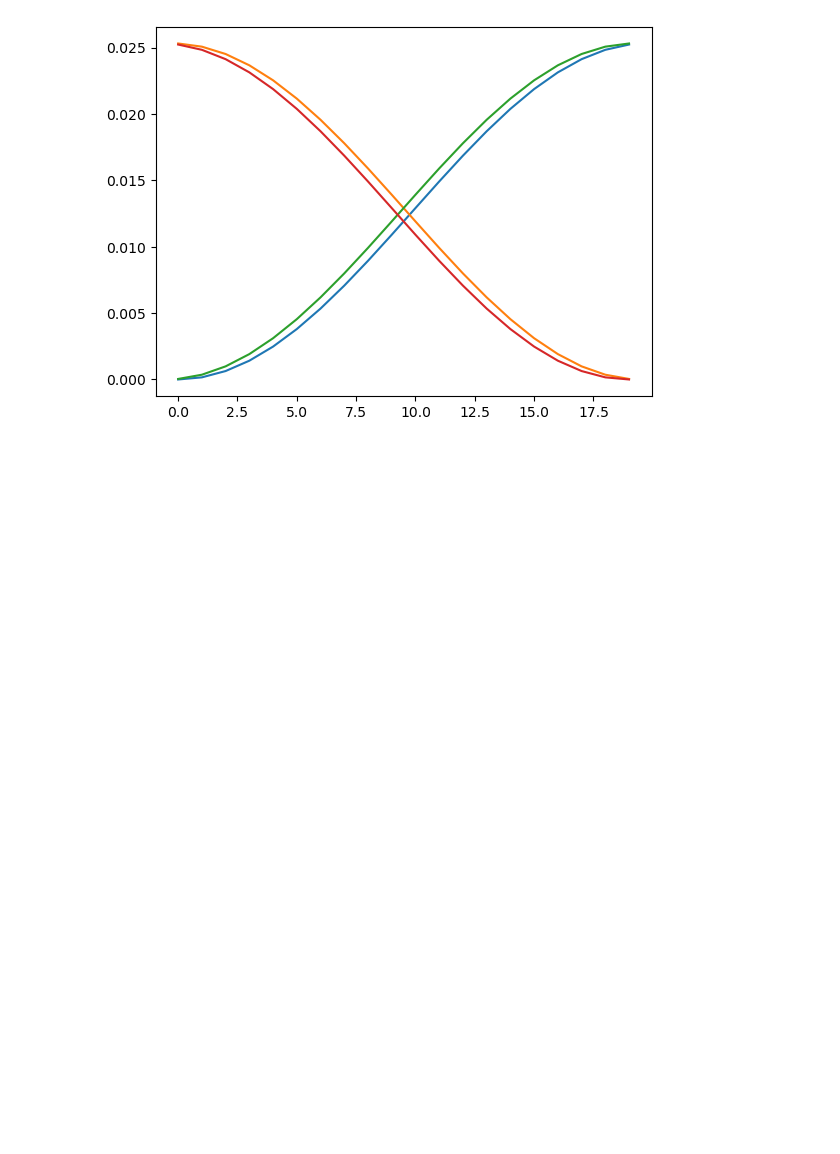
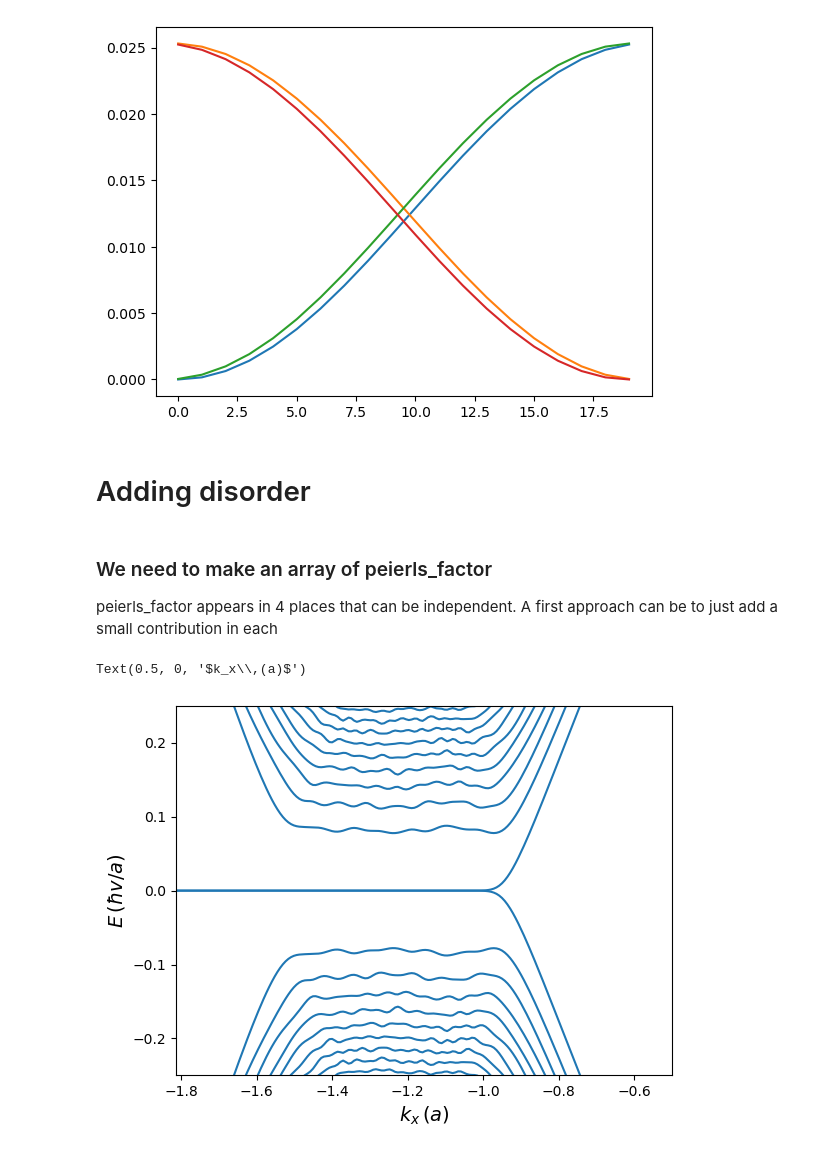
Before and after one commit to adonvel/tangent-magnetic-field, a Jupyter notebook: graphene.ipynb, the cells around one changed output. Drawn from its saved outputs; the diff is of its cells as text; code cells hidden in the pictures; blank space fills up the shorter version.

Commit message:
First approach to random magnetic field in graphene

```diff
--- a/graphene.ipynb
+++ b/graphene.ipynb
@@ -413,3 +413,8 @@ check2
 [<matplotlib.lines.Line2D at 0x...>]
 [figure]
 [figure]
+# %% [markdown]
+# Adding disorder
+# %% [markdown]
+### We need to make an array of peierls_factor
+peierls_factor appears in 4 places that can be independent. A first approach can be to just add a small contribution in each
@@ -415,0 +493,26 @@ check2
+# %%
+parameters = {
+    'width' : 150, # This is in units of 3a
+    'bottom_bearded' : False,
+    'top_bearded' : False,
+    'mag_field' : 0.0015,
+    'noise' : 0.0015*10*3,
+    'seed' : 0
+             }
+#Calculate bands
+momenta, bands = graphene_bands(parameters, npoints = 501)
+# %%
+#Plot bands
+fig = plt.figure()
+ax = fig.add_subplot(111)
+
+for i in range(bands.shape[1]):
+    ax.plot(momenta,bands[:,i]*3/2, c = 'C0')
+
+ax.set_ylim(-0.25,0.25)
+ax.set_xlim(-pi/np.sqrt(3),-0.5)
+ax.set_ylabel(r'$E\,(\hbar v/a)$',fontsize = 14)
+ax.set_xlabel(r'$k_x\,(a)$',fontsize = 14)
+# %% [output]
+Text(0.5, 0, '$k_x\\,(a)$')
+[figure, added]
```
Also changed, not shown: parts of 2 cells of this notebook.
